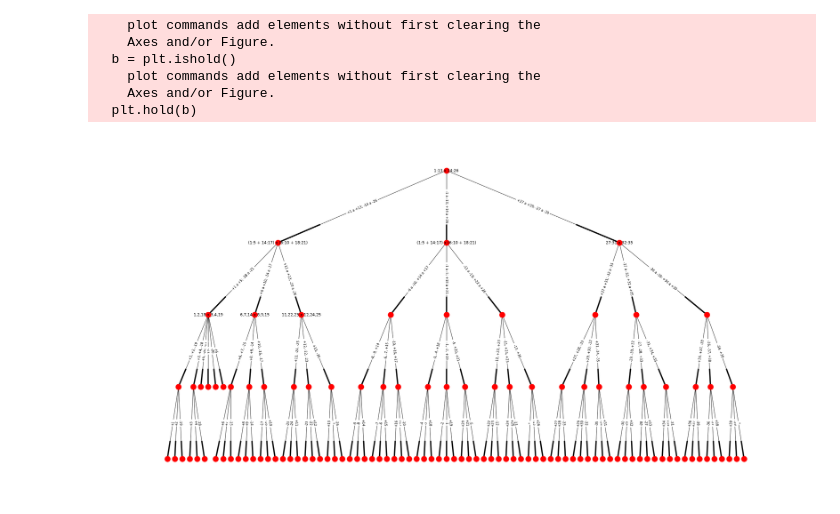
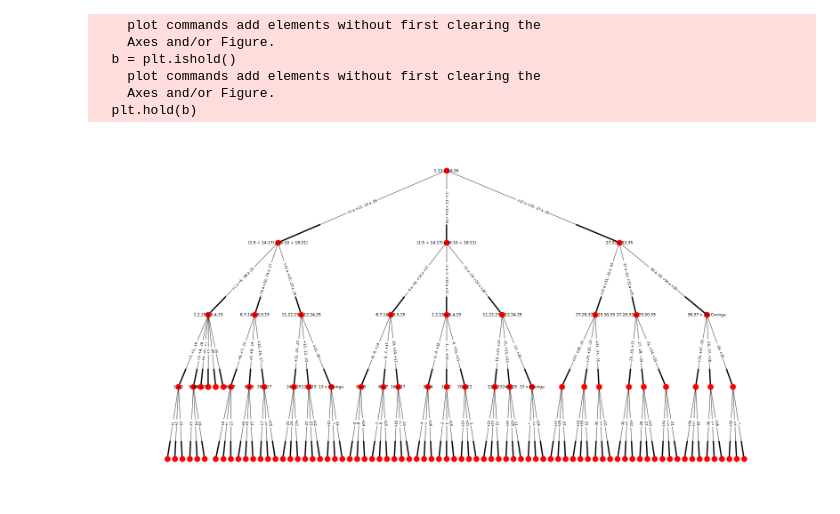
Before and after one commit to lauramoraes/info_theory, a Jupyter notebook: Desenhando árvore de pesos.ipynb, the cells around one changed output. Cells and saved outputs as stored; diff of their text form; code cells hidden in the pictures.

```diff
--- a/Desenhando árvore de pesos.ipynb
+++ b/Desenhando árvore de pesos.ipynb
@@ -28,7 +28,7 @@ labels[9] = "1,2,18 x 3,4,19"
 labels[10] = "11,22,23 x 12,24,25"
 labels[11] = "27,28,32 x 29,30,33"
 labels[12] = "27,28,32 x 29,30,33"
-labels[13] = "36,37" x "38, Coringa"
+labels[13] = "36,37 x 38, Coringa"
 
 # Terceiro nível
 labels[14] = "1 x 2"
@@ -255,31 +255,31 @@ G.add_edge(40, 121, weight=1, available="*")
 
 #nx.write_dot(G,'test.dot')
 pos=graphviz_layout(G, prog='dot')
 
 # version 1
 #plt.figure(1, figsize=(20,20))
 #nx.draw(G,pos, with_labels=True)
 # use default edge labels
 #nx.draw_networkx_edge_labels(G,pos)
 
 # version 2
 plt.figure(2, figsize=(30,15))
 nx.draw(G,pos)
 # specifiy edge labels explicitly
 edge_labels=dict([((u,v,),d['available'])
              for u,v,d in G.edges(data=True)])
 nx.draw_networkx_edge_labels(G,pos,edge_labels=edge_labels)
 nx.draw_networkx_labels(G,pos, labels=labels)
 
 # show graphs
 plt.axis('off')
 plt.savefig("39_tree.png", bbox_inches="tight")
 plt.show()
 # %% [output]
     plot commands add elements without first clearing the
     Axes and/or Figure.
   b = plt.ishold()
     plot commands add elements without first clearing the
     Axes and/or Figure.
   plt.hold(b)
-[figure, old version]
+[figure, new version]
```
